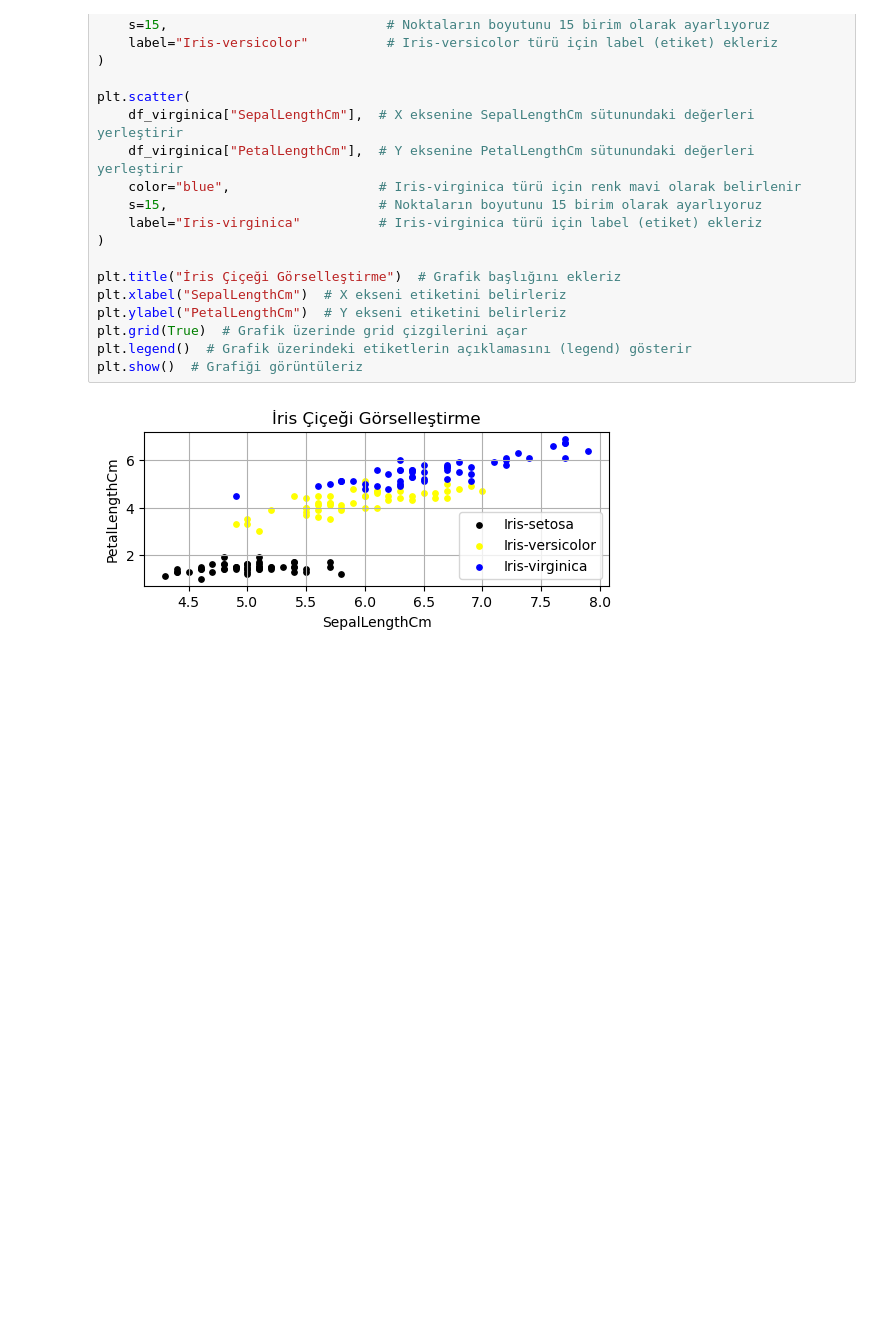
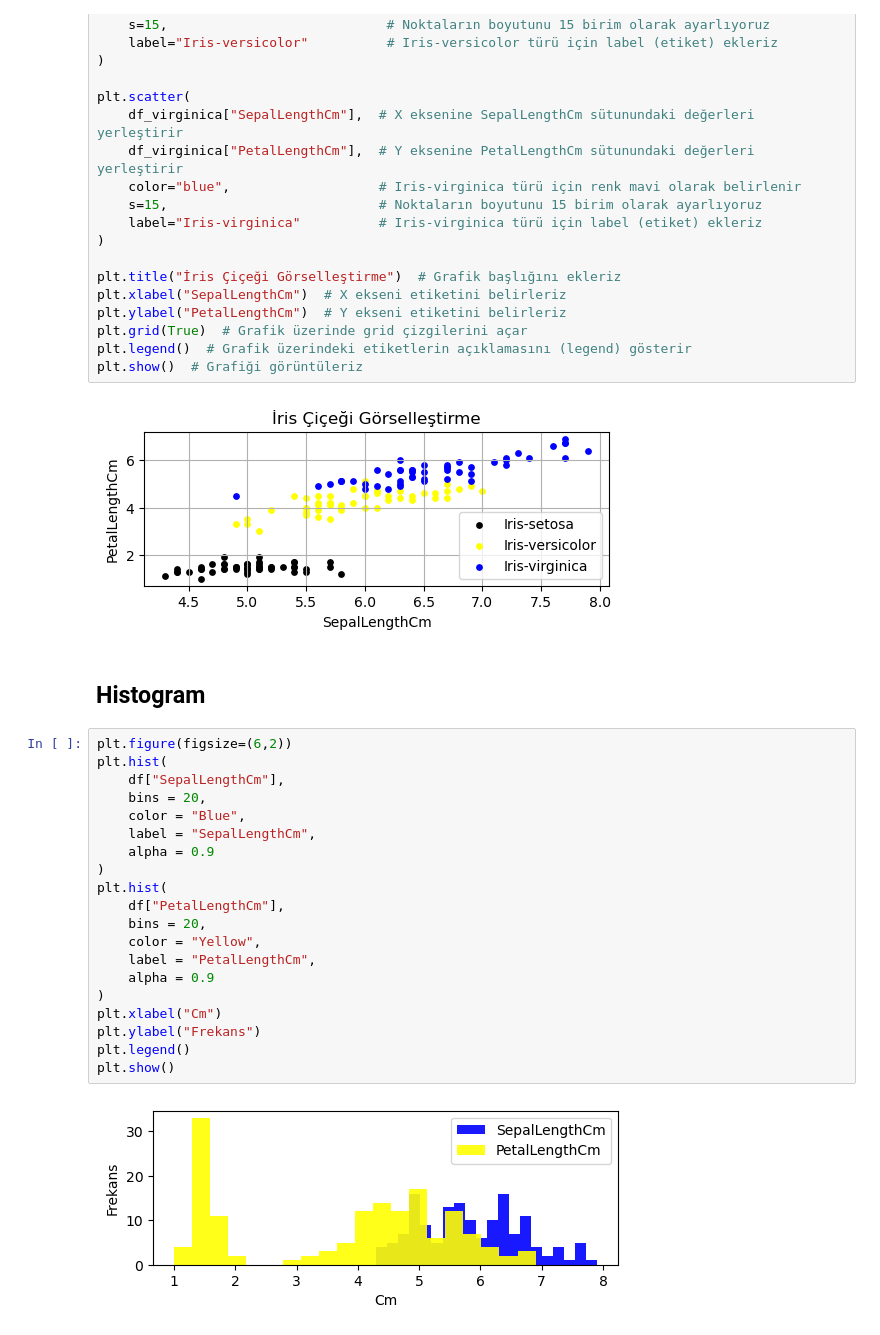
Before and after one commit to Yarkin02/softtech-yapay-zeka-bootcamp, a Jupyter notebook: 5. Ders/matplotlib.ipynb, the cells around one changed output. Saved outputs shown, nothing was run; the diff lists cells and outputs as text; blank space fills up the shorter version.

```diff
--- a/5. Ders/matplotlib.ipynb
+++ b/5. Ders/matplotlib.ipynb
@@ -117,3 +117,27 @@ plt.legend()  # Grafik üzerindeki etiketlerin açıklamasını (legend) göster
 plt.show()  # Grafiği görüntüleriz
 # %% [output]
 [figure]
+# %% [markdown]
+## Histogram
+# %%
+plt.figure(figsize=(6,2))
+plt.hist(
+    df["SepalLengthCm"],
+    bins = 20,
+    color = "Blue",
+    label = "SepalLengthCm",
+    alpha = 0.9
+)
+plt.hist(
+    df["PetalLengthCm"],
+    bins = 20,
+    color = "Yellow",
+    label = "PetalLengthCm",
+    alpha = 0.9
+)
+plt.xlabel("Cm")
+plt.ylabel("Frekans")
+plt.legend()
+plt.show()
+# %% [output]
+[figure, added]
```
Also changed, not shown: parts of 2 cells of this notebook.
